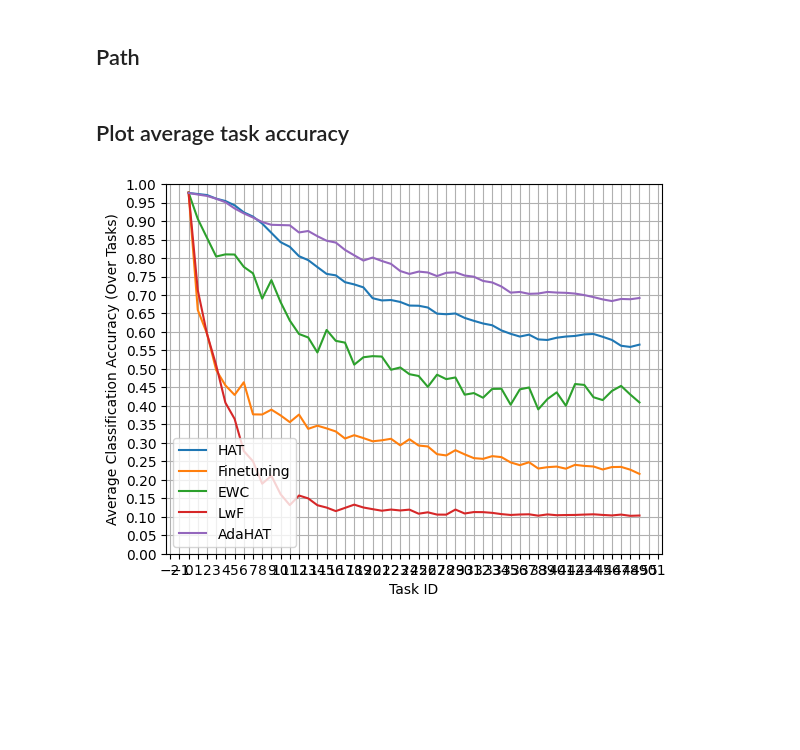
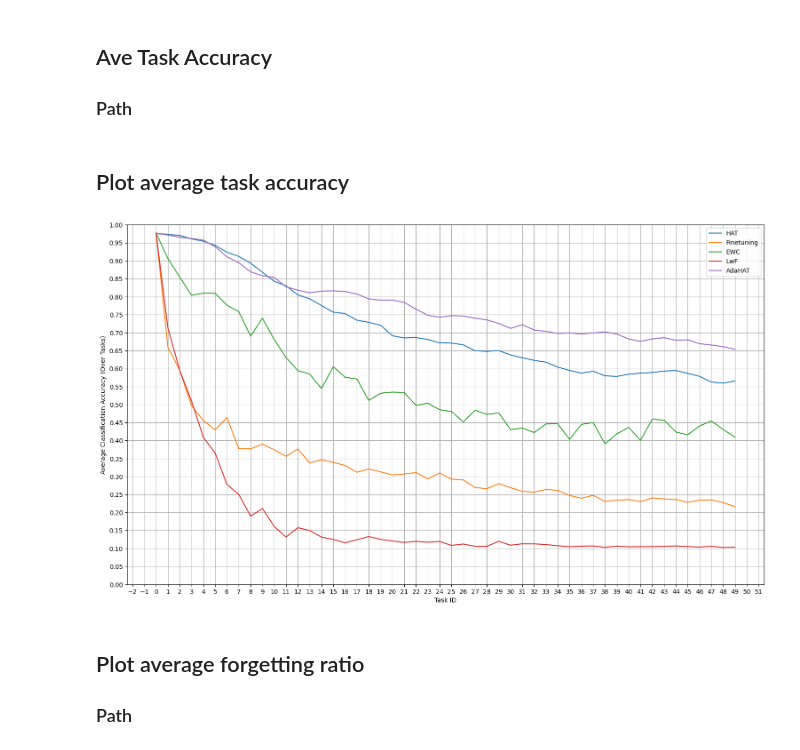
Before and after one commit to pengxiang-wang/continual-learning-arena-legacy, a Jupyter notebook: notebooks/visualisation/task_accuracy.ipynb, the cells around one changed output. Saved outputs shown, nothing was run; the diff lists cells and outputs as text; code cells hidden in the pictures; blank space fills up the shorter version.

Commit message:
plot

```diff
--- a/notebooks/visualisation/task_accuracy.ipynb
+++ b/notebooks/visualisation/task_accuracy.ipynb
@@ -11,3 +7,5 @@ title = ""
 # %% [markdown]
-## Path
+## Ave Task Accuracy
+
+### Path
 # %%
@@ -27,49 +25,56 @@ csv_path_list = ["../../logs_saved/summary/Finetuning_1/runs/1/csv/test_metrics.
 ]
 legend_list = ["run 1", "run 2", "run 3", "run 4", "run 5", "run 6", "run 7", "run 8", "run 9", "run 10"]
 # %%
-# HAT_1
+# Baseline
+# task acc
 
 csv_path_list = ["../../logs_saved/summary/HAT_1/runs/1/csv/test_metrics.csv",
                  "../../logs_saved/summary/Finetuning_1/runs/13/csv/test_metrics.csv",
                  "../../logs_saved/summary/EWC_1/runs/1/csv/test_metrics.csv",
                  "../../logs_saved/summary/LwF_1/runs/1/csv/test_metrics.csv",
-                 "../../logs_saved/summary/AdaHAT_1/runs/1/csv/test_metrics.csv"
+                 "../../logs_saved/summary/AdaHAT_1/runs/2_ada/csv/test_metrics.csv"
 ]
 legend_list = ["HAT","Finetuning", "EWC", "LwF", "AdaHAT"]
+y_label = "Average Classification Accuracy (Over Tasks)"
 # %% [markdown]
 ## Plot average task accuracy
 # %%
 fig, ax = plt.subplots()
+fig.set_size_inches(18.5, 10.5)
 
 # global settings
 ax.grid(True)
-ax.set_title(title)
+ax.set_title("")
 ax.set_xlabel("Task ID")
-ax.set_ylabel("Average Classification Accuracy (Over Tasks)")
+ax.set_ylabel(y_label)
 ax.xaxis.set_major_locator(plt.MultipleLocator(1))
 ax.set_ylim(0,1)
 ax.yaxis.set_major_locator(plt.MultipleLocator(0.05))
 
 
 for csv_path, legend in zip(csv_path_list, legend_list):
 
     # read csv
     with open(csv_path) as csvfile:
         reader = csv.DictReader(csvfile)
         task_column = [int(row["task"]) for row in reader]
 
     with open(csv_path) as csvfile:
         reader = csv.DictReader(csvfile)
         ave_acc_column = [float(row['test/acc/ave']) for row in reader]
 
     # plot
     ax.plot(task_column, ave_acc_column, label=legend)
     ax.legend()
 
 
 
 
 
 plt.show()
 # %% [output]
-[figure, old version]
+[figure, new version]
+# %% [markdown]
+## Plot average forgetting ratio
+
+### Path
```
Also changed, not shown: parts of 6 cells of this notebook, 1 other file.
